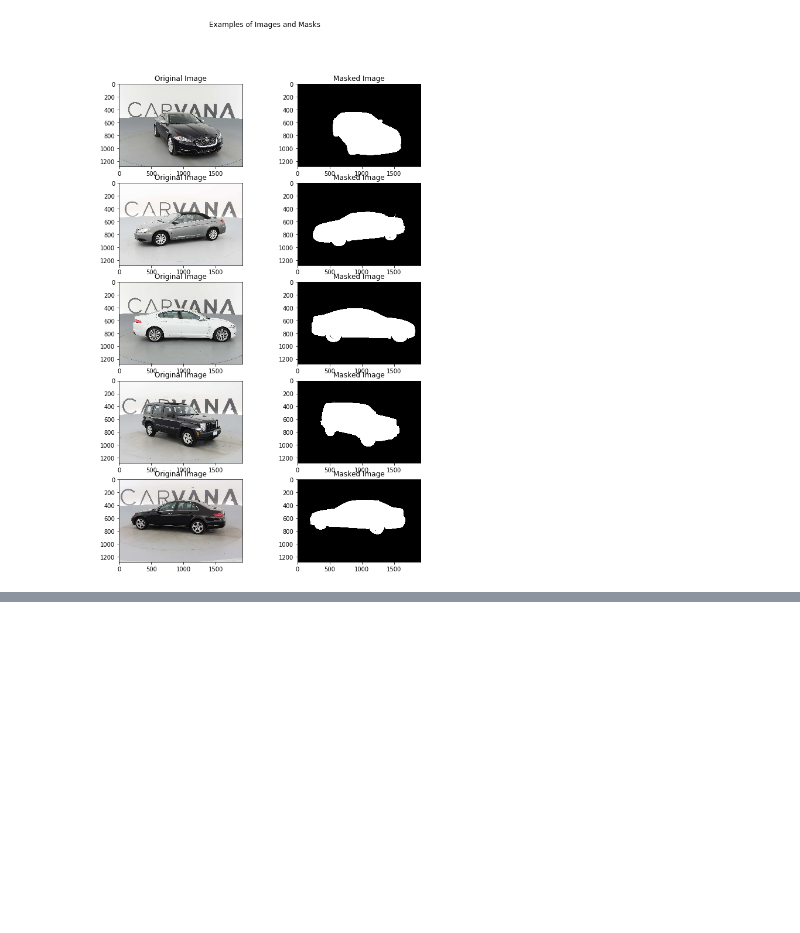
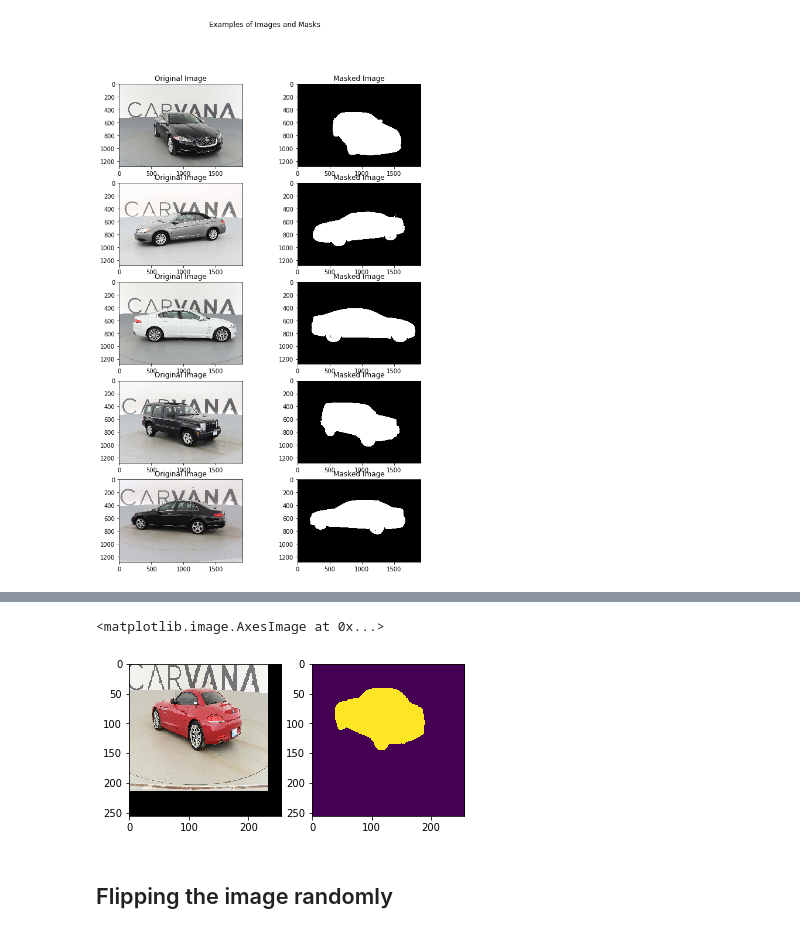
Before and after one commit to chienhsiang/tensorflow, a Jupyter notebook: U_net.ipynb, the cells around one changed output, grey strips where cells are left out. Cells and saved outputs as stored; diff of their text form; code cells hidden in the pictures; blank space fills up the shorter version.

```diff
--- a/U_net.ipynb
+++ b/U_net.ipynb
@@ -184,0 +175,28 @@ print(a)
+# %%
+def shift_img(output_img, label_img, width_shift_range, height_shift_range):
+    if width_shift_range or height_shift_range:
+        # randomly select a number from [-shift, shift]
+        if width_shift_range:
+            width_shift_range = tf.random_uniform([], minval=-img_shape[1]*width_shift_range,
+                                                 maxval=img_shape[1]*width_shift_range)
+
+        if height_shift_range:
+            height_shift_range = tf.random_uniform([], minval=-img_shape[0]*height_shift_range,
+                                                 maxval=img_shape[0]*height_shift_range)
+
+        output_img = tfcontrib.image.translate(output_img, [width_shift_range, height_shift_range])
+        label_img = tfcontrib.image.translate(label_img, [width_shift_range, height_shift_range])
+
+    return output_img, label_img
+# %%
+img2, mask2 = shift_img(tf.image.resize(img, img_shape[:-1]), tf.image.resize(mask, img_shape[:-1]), 0.5, 0.5)
+
+plt.subplot(1,2,1)
+plt.imshow(img2/255)
+plt.subplot(1,2,2)
+plt.imshow(mask2[:,:,0])
+# %% [output]
+<matplotlib.image.AxesImage at 0x...>
+[figure, added]
+# %% [markdown]
+## Flipping the image randomly
```
Also changed, not shown: parts of 29 cells of this notebook.
